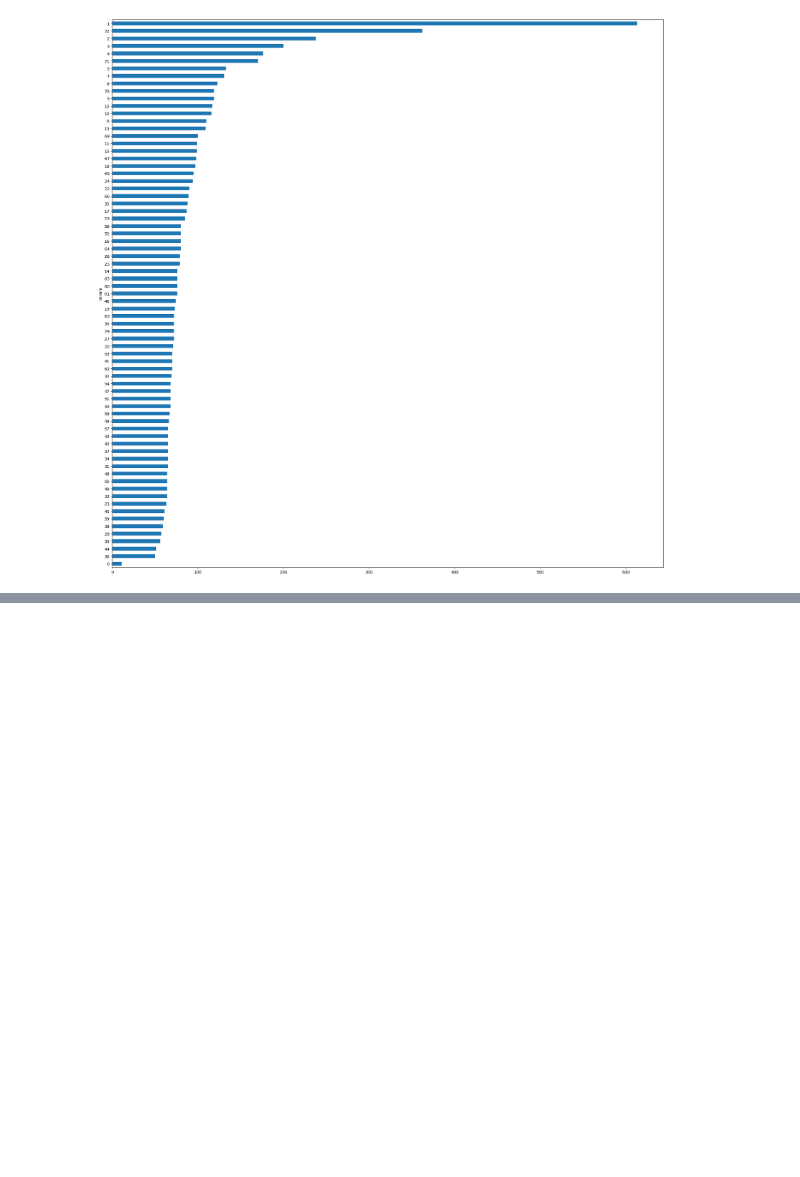
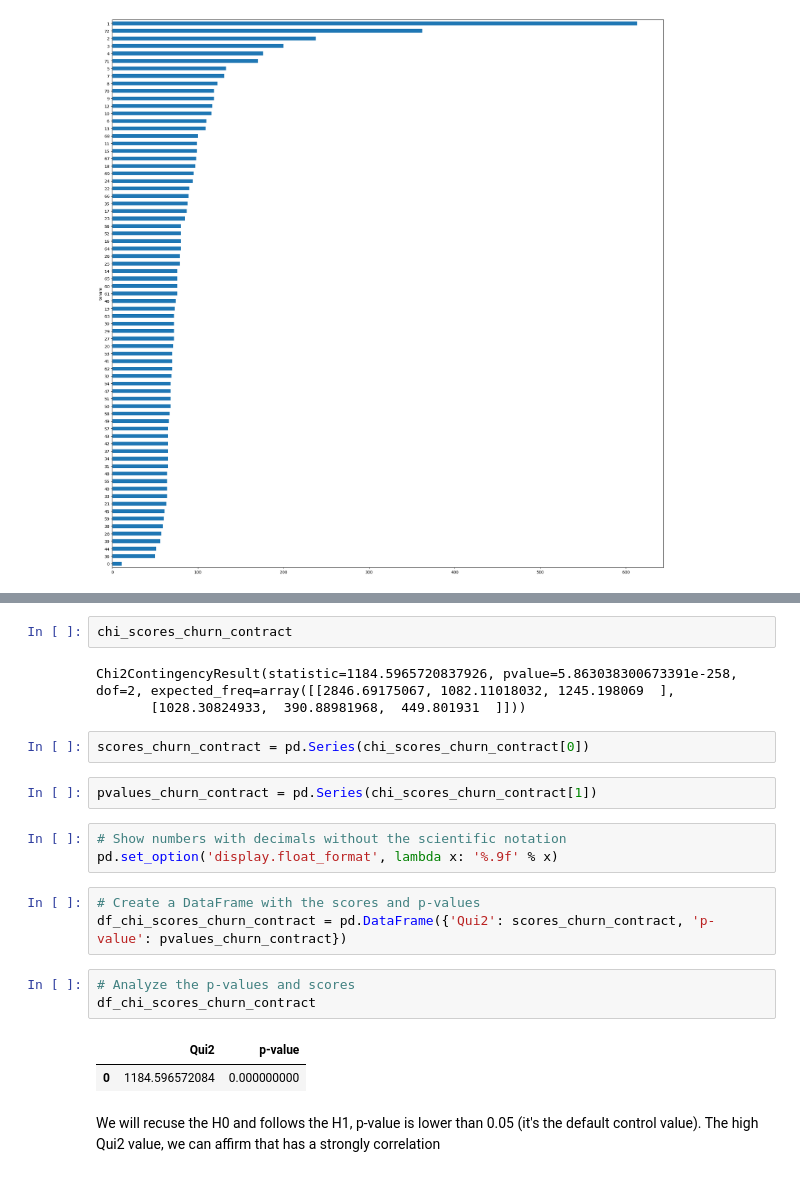
Before and after one commit to gjovs/rockeatseat_ia_track, a Jupyter notebook: eda/eda_churn.ipynb, the cells around one changed output, grey strips where cells are left out. Saved outputs shown, nothing was run; the diff lists cells and outputs as text; blank space fills up the shorter version.

```diff
--- a/eda/eda_churn.ipynb
+++ b/eda/eda_churn.ipynb
@@ -740,0 +787,23 @@ df_churn.groupby(['tenure'])['tenure'].count().sort_values().plot.barh(figsize=(
+# %%
+chi_scores_churn_contract
+# %% [output]
+Chi2ContingencyResult(statistic=1184.5965720837926, pvalue=5.863038300673391e-258, dof=2, expected_freq=array([[2846.69175067, 1082.11018032, 1245.198069  ],
+       [1028.30824933,  390.88981968,  449.801931  ]]))
+# %%
+scores_churn_contract = pd.Series(chi_scores_churn_contract[0])
+# %%
+pvalues_churn_contract = pd.Series(chi_scores_churn_contract[1])
+# %%
+# Show numbers with decimals without the scientific notation
+pd.set_option('display.float_format', lambda x: '%.9f' % x)
+# %%
+# Create a DataFrame with the scores and p-values
+df_chi_scores_churn_contract = pd.DataFrame({'Qui2': scores_churn_contract, 'p-value': pvalues_churn_contract})
+# %%
+# Analyze the p-values and scores
+df_chi_scores_churn_contract
+# %% [output]
+|  | Qui2 | p-value |
+| 0 | 1184.596572084 | 0.000000000 |
+# %% [markdown]
+We will recuse the H0 and follows the H1, p-value is lower than 0.05 (it's the default control value). The high Qui2 value, we can affirm that has a strongly correlation
```
Also changed, not shown: parts of 9 cells of this notebook, 1 other file.
